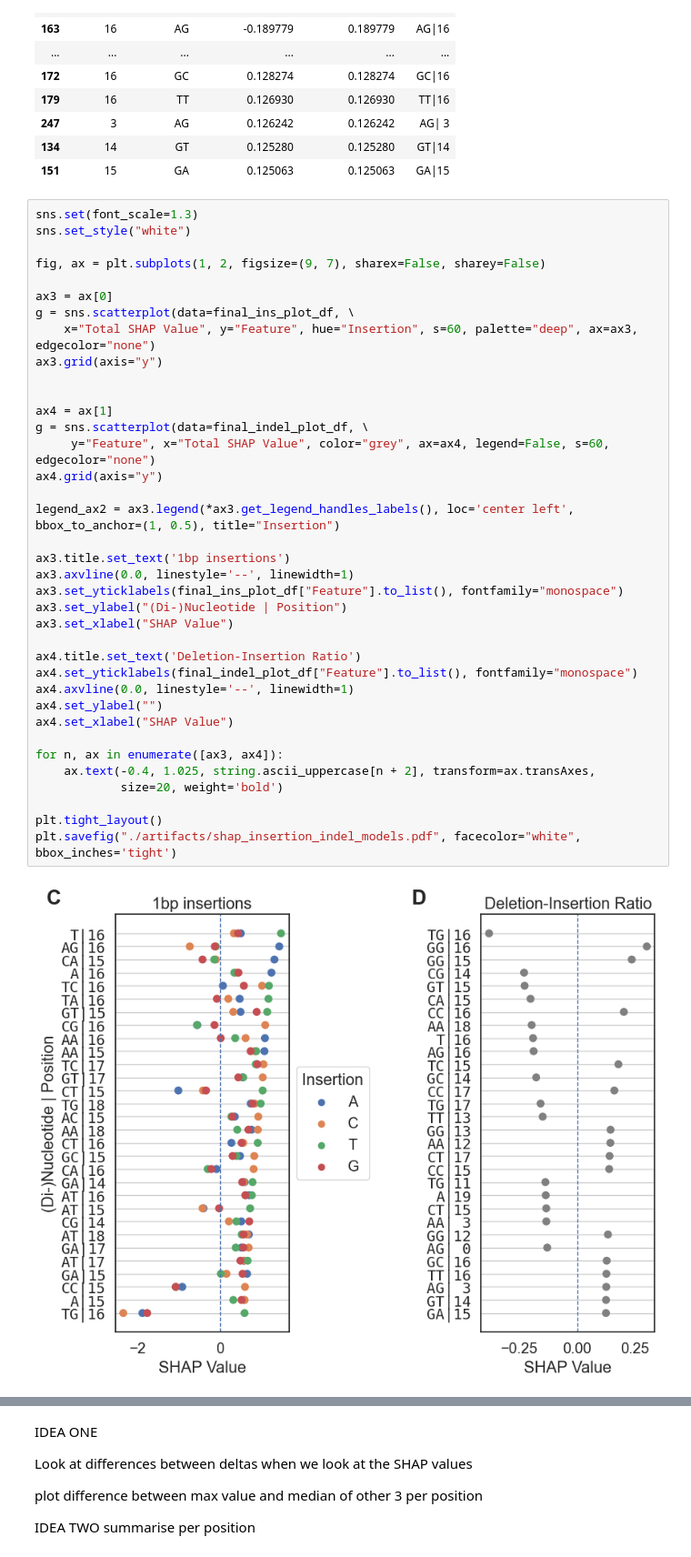
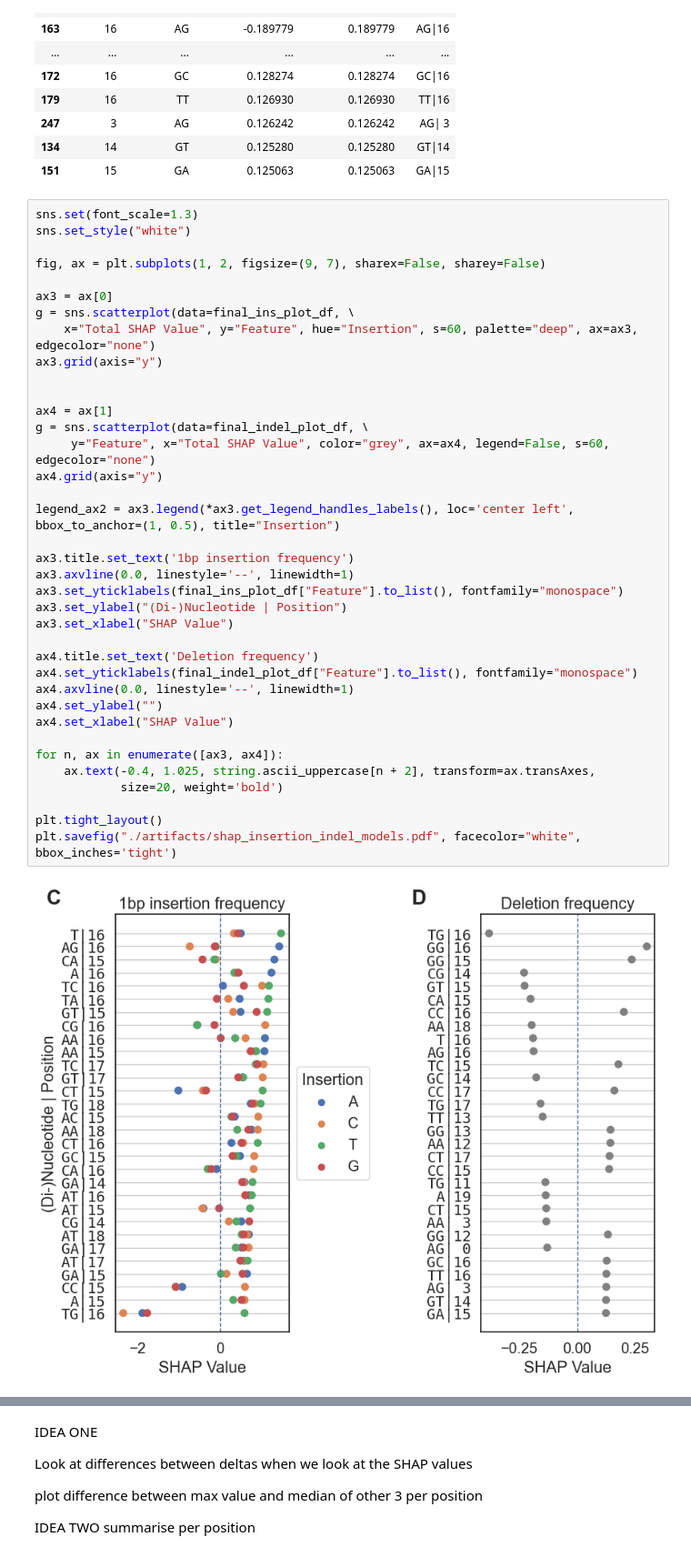
Before and after one commit to zouter/XCRISP, a Jupyter notebook: notebooks/figures/3.shap_values.ipynb, the cells around one changed output, grey strips where cells are left out. Shown at 91% size. Cells and saved outputs as stored; diff of their text form.

```diff
--- a/notebooks/figures/3.shap_values.ipynb
+++ b/notebooks/figures/3.shap_values.ipynb
@@ -849,33 +849,33 @@ fig, ax = plt.subplots(1, 2, figsize=(9, 7), sharex=False, sharey=False)
 ax3 = ax[0]
 g = sns.scatterplot(data=final_ins_plot_df, \
     x="Total SHAP Value", y="Feature", hue="Insertion", s=60, palette="deep", ax=ax3, edgecolor="none")
 ax3.grid(axis="y")
 
 
 ax4 = ax[1]
 g = sns.scatterplot(data=final_indel_plot_df, \
      y="Feature", x="Total SHAP Value", color="grey", ax=ax4, legend=False, s=60, edgecolor="none")
 ax4.grid(axis="y")
 
 legend_ax2 = ax3.legend(*ax3.get_legend_handles_labels(), loc='center left', bbox_to_anchor=(1, 0.5), title="Insertion")
 
-ax3.title.set_text('1bp insertions')
+ax3.title.set_text('1bp insertion frequency')
 ax3.axvline(0.0, linestyle='--', linewidth=1)
 ax3.set_yticklabels(final_ins_plot_df["Feature"].to_list(), fontfamily="monospace")
 ax3.set_ylabel("(Di-)Nucleotide | Position")
 ax3.set_xlabel("SHAP Value")
 
-ax4.title.set_text('Deletion-Insertion Ratio')
+ax4.title.set_text('Deletion frequency')
 ax4.set_yticklabels(final_indel_plot_df["Feature"].to_list(), fontfamily="monospace")
 ax4.axvline(0.0, linestyle='--', linewidth=1)
 ax4.set_ylabel("")
 ax4.set_xlabel("SHAP Value")
 
 for n, ax in enumerate([ax3, ax4]):
     ax.text(-0.4, 1.025, string.ascii_uppercase[n + 2], transform=ax.transAxes,
             size=20, weight='bold')
 
 plt.tight_layout()
 plt.savefig("./artifacts/shap_insertion_indel_models.pdf", facecolor="white",  bbox_inches='tight')
 # %% [output]
-[figure, old version]
+[figure, new version]
```
Also changed, not shown: parts of 1 cell of this notebook, 10 other files.
